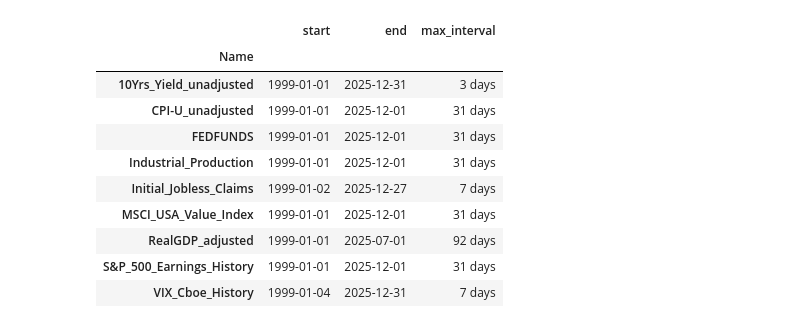
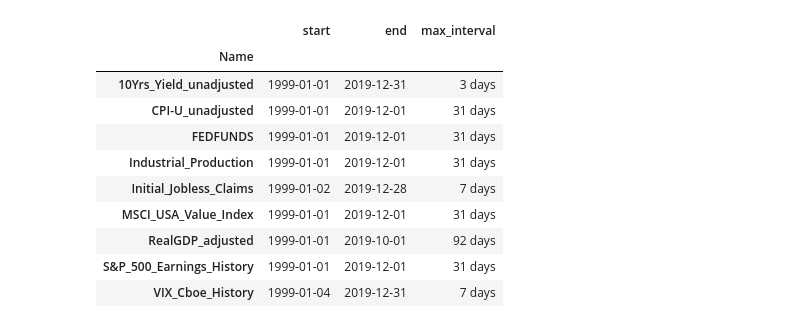
Before and after one commit to Starkl7/Regime-Dependent-Beta-Optimization, a Jupyter notebook: Basic_EDA.ipynb, the cells around one changed output. Cells and saved outputs as stored; diff of their text form; code cells hidden in the pictures.

```diff
--- a/Basic_EDA.ipynb
+++ b/Basic_EDA.ipynb
@@ -42,6 +50,18 @@ def parse_datasets(df_list, dfs_dict):
             print(f"Error in {name}: {e}")
             continue
     return dfs_dict
+# %%
+def get_train_test(df, split_date='2020-01-01'):
+    train = df[df.index < split_date]
+    test = df[df.index >= split_date]
+    return train, test
+
+def wrap_train_test(dfs_dict):
+    dfs_dict_train = {}
+    dfs_dict_test = {}
+    for key, val in dfs_dict.items():
+        dfs_dict_train[key], dfs_dict_test[key] = get_train_test(val, '2020-01-01')
+    return dfs_dict_train, dfs_dict_test
 # %%
 def plot_timelines(df_list, dfs_dict):
     rows = []
@@ -64,20 +84,20 @@ def to_pct_change(df):
     df_pct = df.pct_change()
     return df_pct
 # %%
-dfs_list = list(dfs_dict.keys())
-dfs_dict_new = parse_datasets(dfs_list, dfs_dict)
-timeline_df = plot_timelines(dfs_list, dfs_dict)
+dfs_dict_new = parse_datasets(list(dfs_dict.keys()), dfs_dict)
+dfs_dict_train, dfs_dict_test = wrap_train_test(dfs_dict_new)
+train_timeline_df = plot_timelines(list(dfs_dict_train.keys()), dfs_dict_train)
 # %%
-display(timeline_df)
+display(train_timeline_df)
 # %% [output]
 |  | start | end | max_interval |
 | Name |  |  |  |
-| 10Yrs_Yield_unadjusted | 1999-01-01 | 2025-12-31 | 3 days |
-| CPI-U_unadjusted | 1999-01-01 | 2025-12-01 | 31 days |
-| FEDFUNDS | 1999-01-01 | 2025-12-01 | 31 days |
-| Industrial_Production | 1999-01-01 | 2025-12-01 | 31 days |
-| Initial_Jobless_Claims | 1999-01-02 | 2025-12-27 | 7 days |
-| MSCI_USA_Value_Index | 1999-01-01 | 2025-12-01 | 31 days |
-| RealGDP_adjusted | 1999-01-01 | 2025-07-01 | 92 days |
-| S&P_500_Earnings_History | 1999-01-01 | 2025-12-01 | 31 days |
-| VIX_Cboe_History | 1999-01-04 | 2025-12-31 | 7 days |
+| 10Yrs_Yield_unadjusted | 1999-01-01 | 2019-12-31 | 3 days |
+| CPI-U_unadjusted | 1999-01-01 | 2019-12-01 | 31 days |
+| FEDFUNDS | 1999-01-01 | 2019-12-01 | 31 days |
+| Industrial_Production | 1999-01-01 | 2019-12-01 | 31 days |
+| Initial_Jobless_Claims | 1999-01-02 | 2019-12-28 | 7 days |
+| MSCI_USA_Value_Index | 1999-01-01 | 2019-12-01 | 31 days |
+| RealGDP_adjusted | 1999-01-01 | 2019-10-01 | 92 days |
+| S&P_500_Earnings_History | 1999-01-01 | 2019-12-01 | 31 days |
+| VIX_Cboe_History | 1999-01-04 | 2019-12-31 | 7 days |
```
Also changed, not shown: parts of 25 cells of this notebook.
